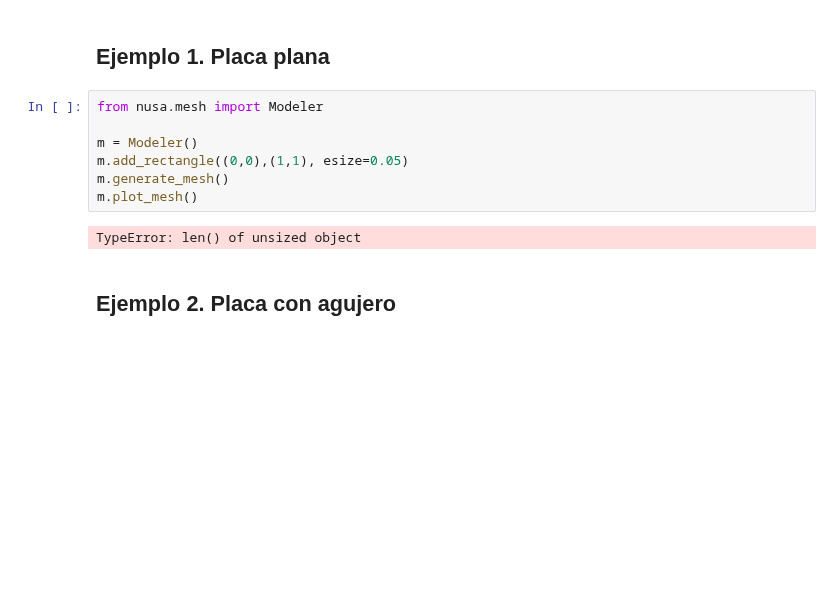
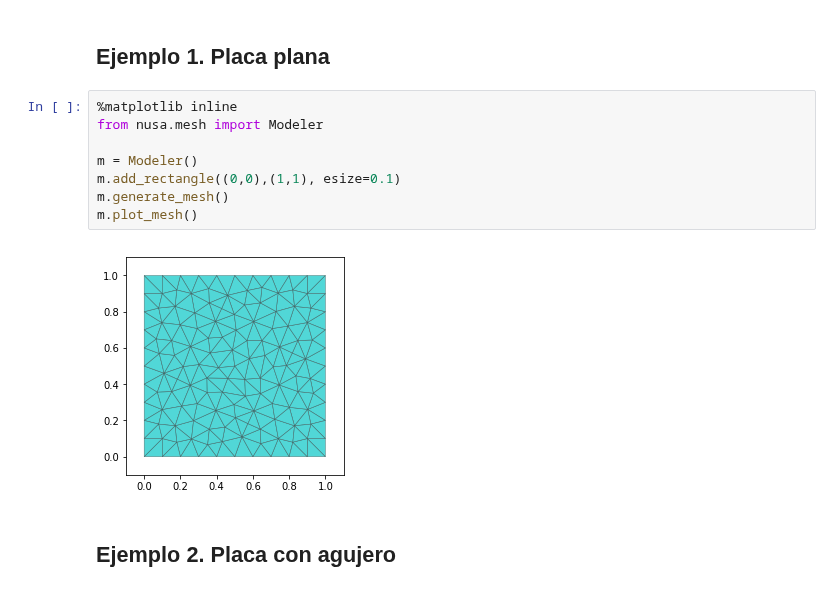
Before and after one commit to JorgeDeLosSantos/nusa, a Jupyter notebook: docs/nusa-info/es/modeler.ipynb, the cells around one changed output. Drawn from its saved outputs; the diff is of its cells as text; blank space fills up the shorter version.

```diff
--- a/docs/nusa-info/es/modeler.ipynb
+++ b/docs/nusa-info/es/modeler.ipynb
@@ -3,14 +3,15 @@
 # %% [markdown]
 ## Ejemplo 1. Placa plana
 # %%
+%matplotlib inline
 from nusa.mesh import Modeler
 
 m = Modeler()
-m.add_rectangle((0,0),(1,1), esize=0.05)
+m.add_rectangle((0,0),(1,1), esize=0.1)
 m.generate_mesh()
 m.plot_mesh()
 # %% [output]
-TypeError: len() of unsized object
+[figure, added]
 # %% [markdown]
 ## Ejemplo 2. Placa con agujero
 # %%
```
Also changed, not shown: parts of 4 cells of this notebook, 11 other files.
